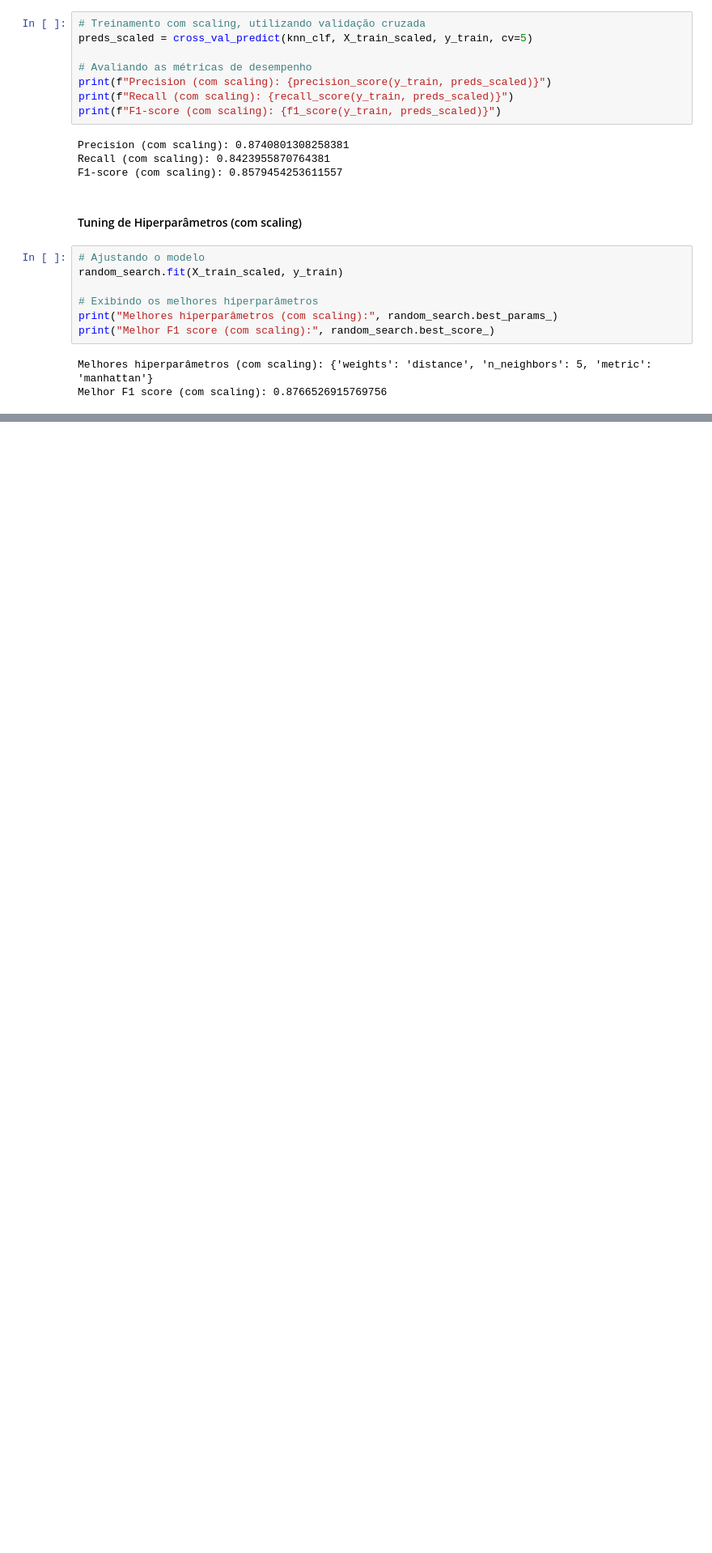
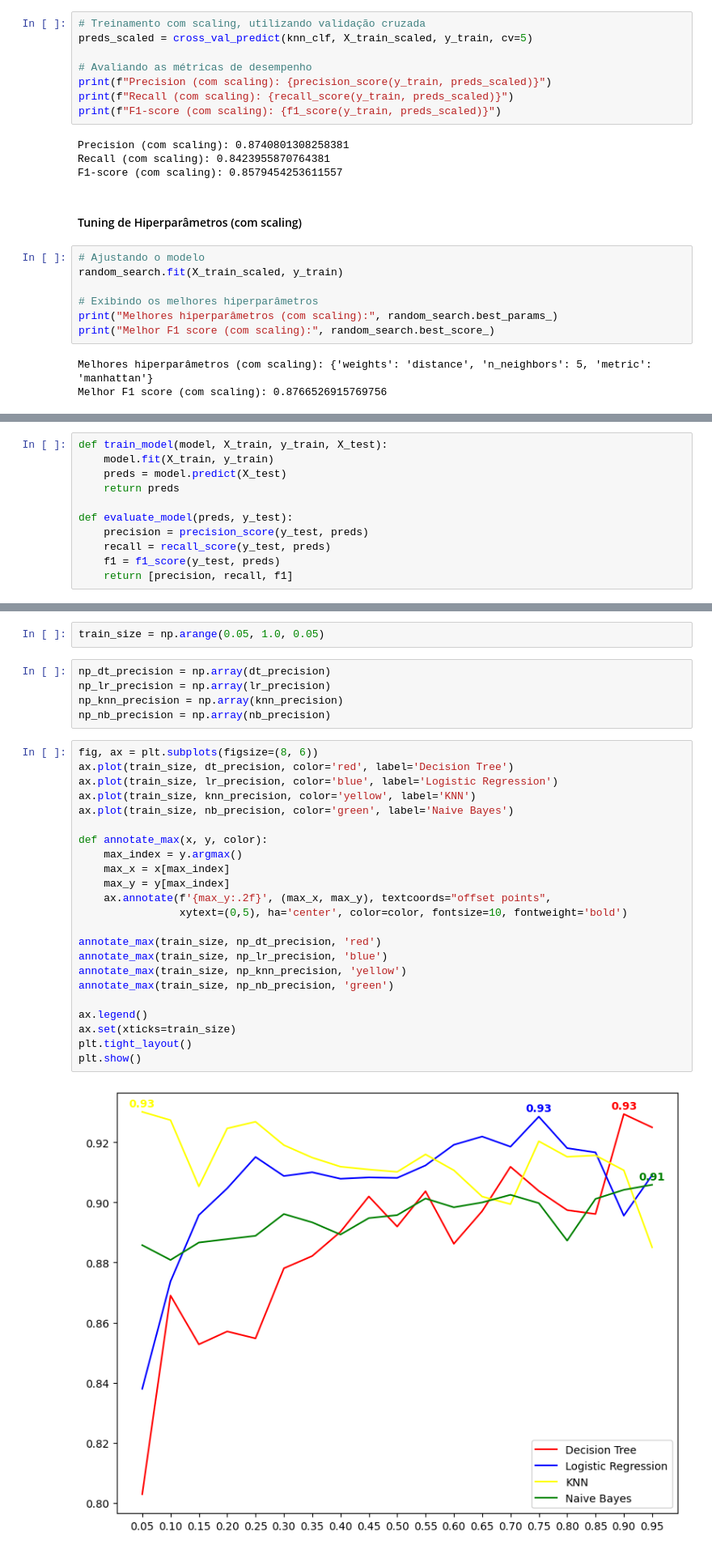
Before and after one commit to FrederickAlmeida/Spambase-Classification, a Jupyter notebook: main.ipynb, the cells around one changed output, grey strips where cells are left out. Shown at 81% size. Saved outputs shown, nothing was run; the diff lists cells and outputs as text; blank space fills up the shorter version.

```diff
--- a/main.ipynb
+++ b/main.ipynb
@@ -621,0 +675,11 @@ Melhor F1 score (com scaling): 0.8766526915769756
+# %%
+def train_model(model, X_train, y_train, X_test):
+    model.fit(X_train, y_train)
+    preds = model.predict(X_test)
+    return preds
+
+def evaluate_model(preds, y_test):
+    precision = precision_score(y_test, preds)
+    recall = recall_score(y_test, preds)
+    f1 = f1_score(y_test, preds)
+    return [precision, recall, f1]
@@ -621,0 +743,32 @@ Melhor F1 score (com scaling): 0.8766526915769756
+# %%
+train_size = np.arange(0.05, 1.0, 0.05)
+# %%
+np_dt_precision = np.array(dt_precision)
+np_lr_precision = np.array(lr_precision)
+np_knn_precision = np.array(knn_precision)
+np_nb_precision = np.array(nb_precision)
+# %%
+fig, ax = plt.subplots(figsize=(8, 6))
+ax.plot(train_size, dt_precision, color='red', label='Decision Tree')
+ax.plot(train_size, lr_precision, color='blue', label='Logistic Regression')
+ax.plot(train_size, knn_precision, color='yellow', label='KNN')
+ax.plot(train_size, nb_precision, color='green', label='Naive Bayes')
+
+def annotate_max(x, y, color):
+    max_index = y.argmax()
+    max_x = x[max_index]
+    max_y = y[max_index]
+    ax.annotate(f'{max_y:.2f}', (max_x, max_y), textcoords="offset points",
+                xytext=(0,5), ha='center', color=color, fontsize=10, fontweight='bold')
+
+annotate_max(train_size, np_dt_precision, 'red')
+annotate_max(train_size, np_lr_precision, 'blue')
+annotate_max(train_size, np_knn_precision, 'yellow')
+annotate_max(train_size, np_nb_precision, 'green')
+
+ax.legend()
+ax.set(xticks=train_size)
+plt.tight_layout()
+plt.show()
+# %% [output]
+[figure, added]
```
Also changed, not shown: parts of 9 cells of this notebook.
